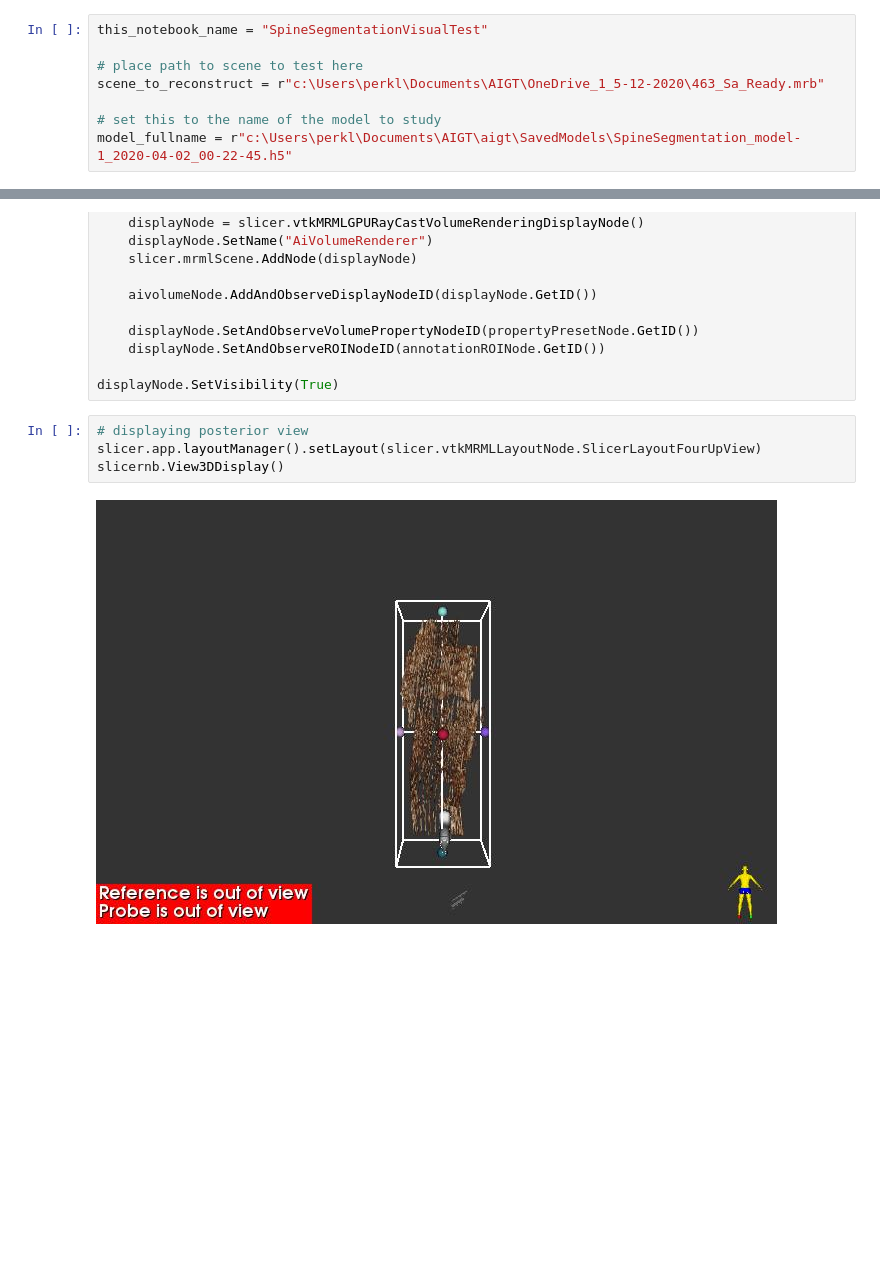
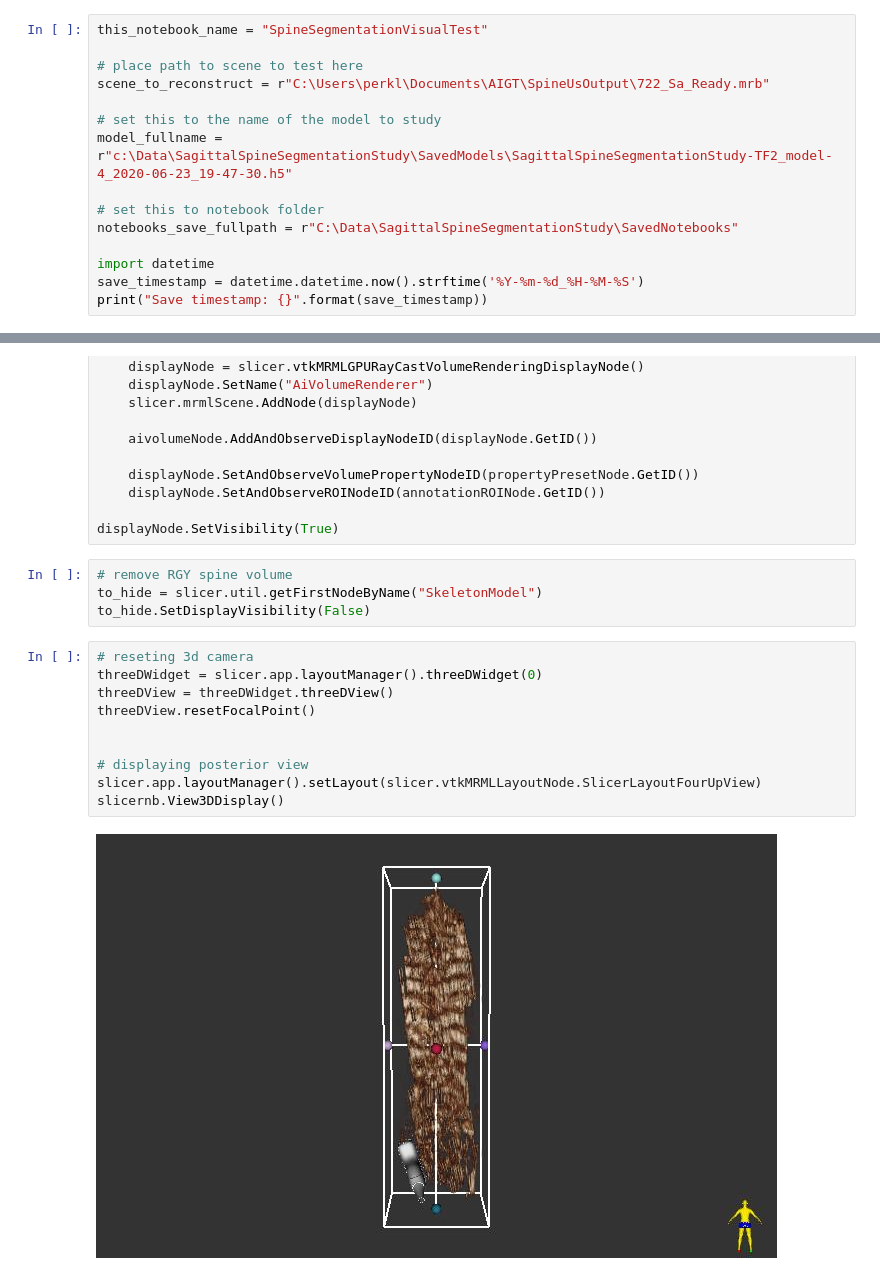
Before and after one commit to SlicerIGT/aigt, a Jupyter notebook: UltrasoundSegmentation/SpineSegmentationVisualTest.ipynb, the cells around one changed output, grey strips where cells are left out. Cells and saved outputs as stored; diff of their text form; blank space fills up the shorter version.

```diff
--- a/UltrasoundSegmentation/SpineSegmentationVisualTest.ipynb
+++ b/UltrasoundSegmentation/SpineSegmentationVisualTest.ipynb
@@ -4,7 +4,14 @@ import JupyterNotebooksLib as slicernb
 this_notebook_name = "SpineSegmentationVisualTest"
 
 # place path to scene to test here
-scene_to_reconstruct = r"c:\Users\perkl\Documents\AIGT\OneDrive_1_5-12-2020\463_Sa_Ready.mrb"
+scene_to_reconstruct = r"C:\Users\perkl\Documents\AIGT\SpineUsOutput\722_Sa_Ready.mrb"
 
 # set this to the name of the model to study
-model_fullname = r"c:\Users\perkl\Documents\AIGT\aigt\SavedModels\SpineSegmentation_model-1_2020-04-02_00-22-45.h5"
+model_fullname = r"c:\Data\SagittalSpineSegmentationStudy\SavedModels\SagittalSpineSegmentationStudy-TF2_model-4_2020-06-23_19-47-30.h5"
+
+# set this to notebook folder
+notebooks_save_fullpath = r"C:\Data\SagittalSpineSegmentationStudy\SavedNotebooks"
+
+import datetime
+save_timestamp = datetime.datetime.now().strftime('%Y-%m-%d_%H-%M-%S')
+print("Save timestamp: {}".format(save_timestamp))
@@ -322,12 +329,22 @@ if displayNode is None:
     displayNode.SetAndObserveROINodeID(annotationROINode.GetID())
 
 displayNode.SetVisibility(True)
+# %%
+# remove RGY spine volume
+to_hide = slicer.util.getFirstNodeByName("SkeletonModel")
+to_hide.SetDisplayVisibility(False)
 # %%
+# reseting 3d camera
+threeDWidget = slicer.app.layoutManager().threeDWidget(0)
+threeDView = threeDWidget.threeDView()
+threeDView.resetFocalPoint()
+
+
 # displaying posterior view
 slicer.app.layoutManager().setLayout(slicer.vtkMRMLLayoutNode.SlicerLayoutFourUpView)
 slicernb.View3DDisplay()
 # %% [output]
-[figure, old version]
+[figure, new version]
 # %%
 # displaying lateral view
 layoutManager = slicer.app.layoutManager()
```
Also changed, not shown: parts of 8 cells of this notebook.
